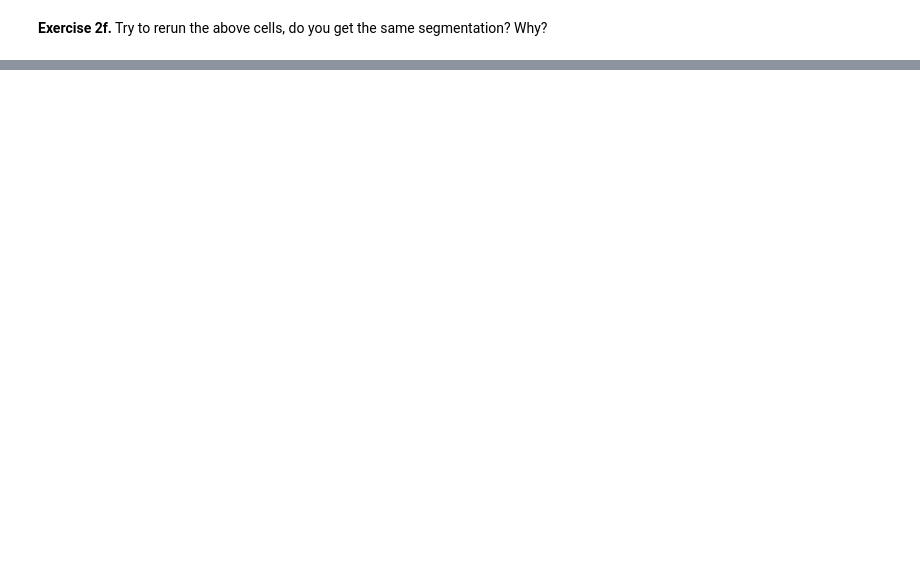
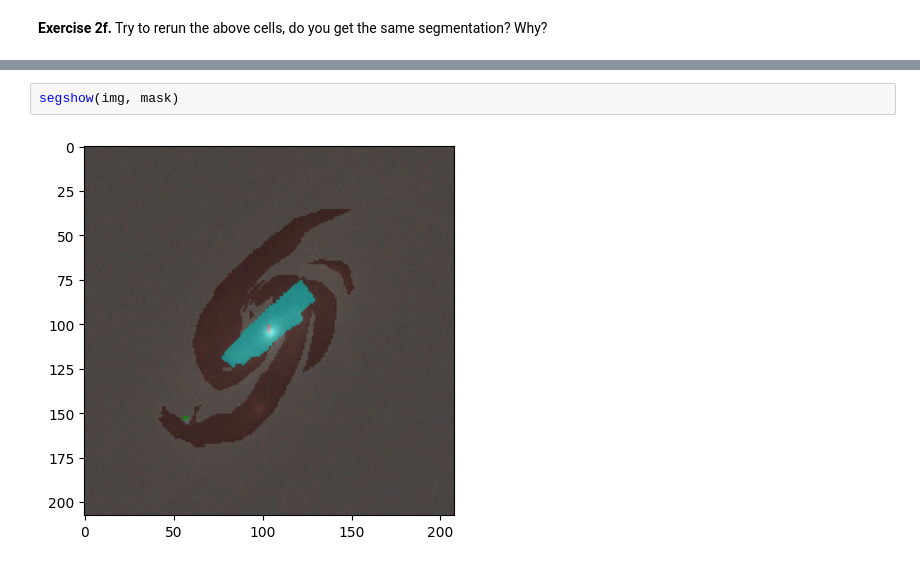
Before and after one commit to rndsrc/dl, a Jupyter notebook: segformer.ipynb, the cells around one changed output, grey strips where cells are left out. Drawn from its saved outputs; the diff is of its cells as text; blank space fills up the shorter version.

```diff
--- a/segformer.ipynb
+++ b/segformer.ipynb
@@ -114,0 +142,4 @@ segshow(img)
+# %%
+segshow(img, mask)
+# %% [output]
+[figure, added]
```
Also changed, not shown: parts of 5 cells of this notebook.
